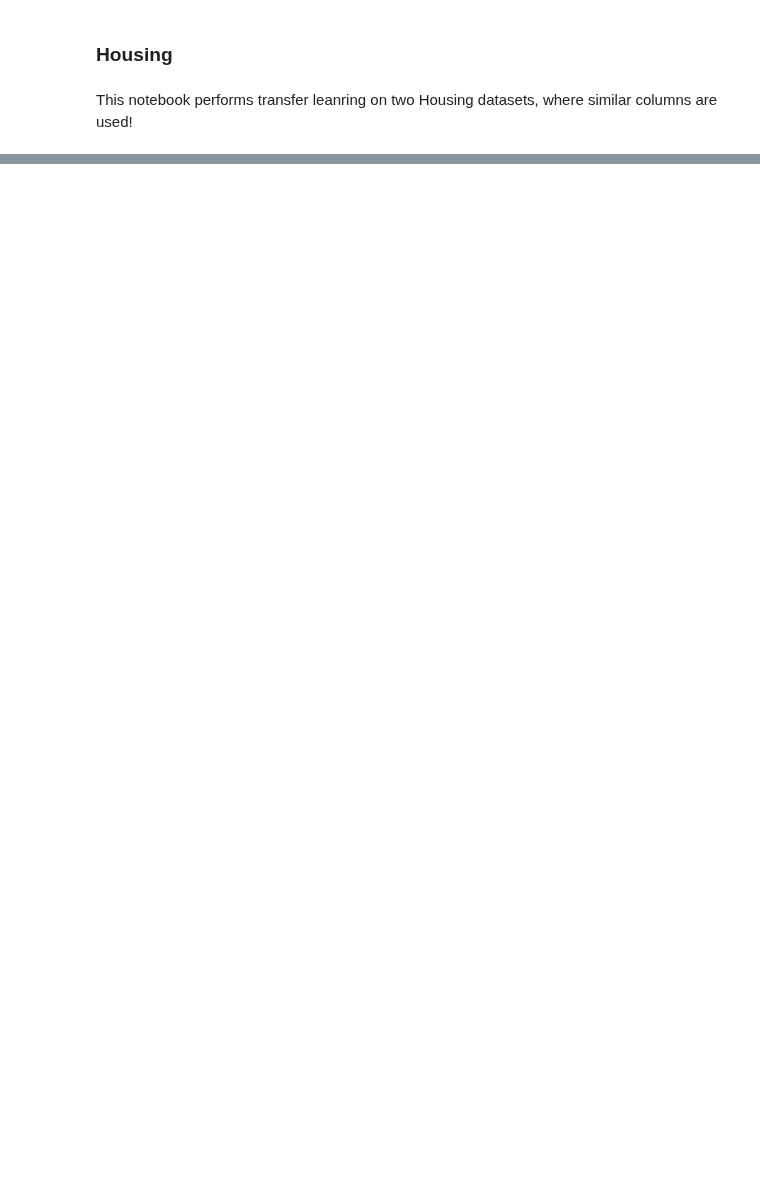
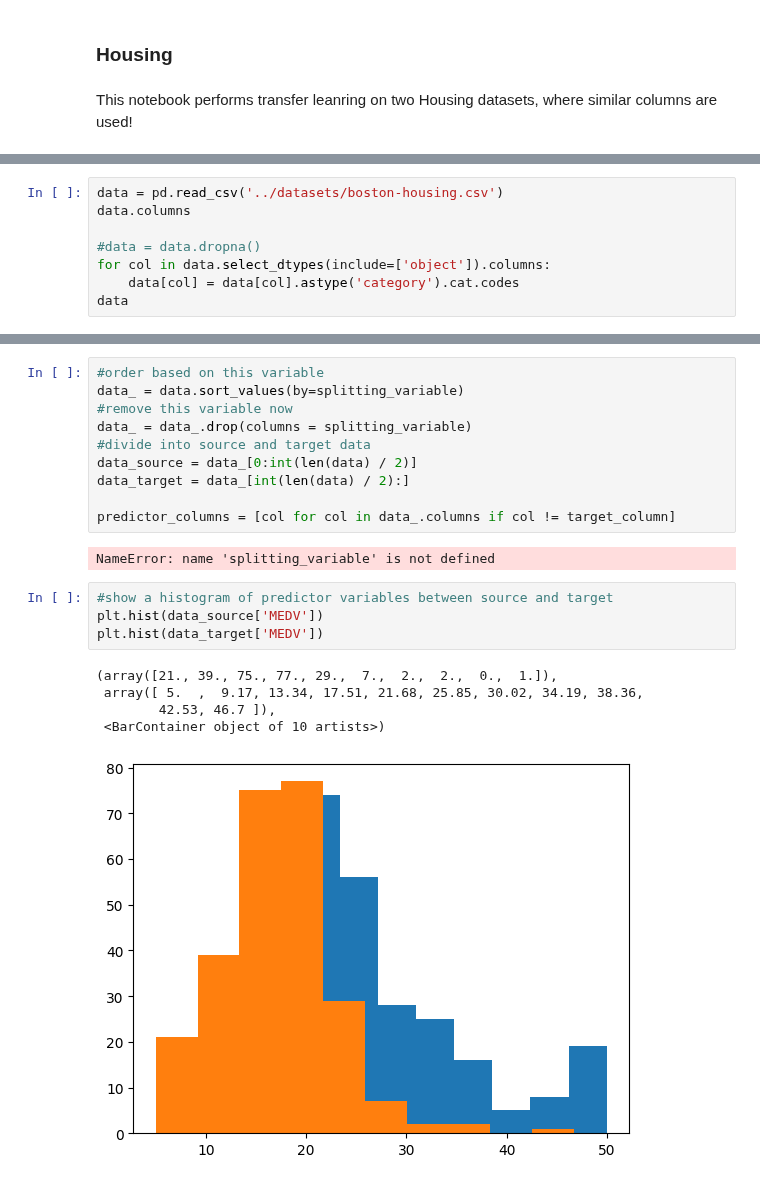
Before and after one commit to DageBjorne/transfertreeboost, a Jupyter notebook: experiments/housing.ipynb, the cells around one changed output, grey strips where cells are left out. Drawn from its saved outputs; the diff is of its cells as text; blank space fills up the shorter version.

Commit message:
start on housing

```diff
--- a/experiments/housing.ipynb
+++ b/experiments/housing.ipynb
@@ -38,0 +21,8 @@ Index(['Id', 'area', 'bedrooms', 'bathrooms', 'stories', 'YearBuilt',
+# %%
+data = pd.read_csv('../datasets/boston-housing.csv')
+data.columns
+
+#data = data.dropna()
+for col in data.select_dtypes(include=['object']).columns:
+    data[col] = data[col].astype('category').cat.codes
+data
@@ -39 +67,23 @@ Index(['Id', 'area', 'bedrooms', 'bathrooms', 'stories', 'YearBuilt',
+# %%
+#order based on this variable
+data_ = data.sort_values(by=splitting_variable)
+#remove this variable now
+data_ = data_.drop(columns = splitting_variable)
+#divide into source and target data
+data_source = data_[0:int(len(data) / 2)]
+data_target = data_[int(len(data) / 2):]
+
+predictor_columns = [col for col in data_.columns if col != target_column]
+# %% [output]
+NameError: name 'splitting_variable' is not defined
+# %%
+#show a histogram of predictor variables between source and target
+plt.hist(data_source['MEDV'])
+plt.hist(data_target['MEDV'])
+# %% [output]
+(array([21., 39., 75., 77., 29.,  7.,  2.,  2.,  0.,  1.]),
+ array([ 5.  ,  9.17, 13.34, 17.51, 21.68, 25.85, 30.02, 34.19, 38.36,
+        42.53, 46.7 ]),
+ <BarContainer object of 10 artists>)
+[figure, added]
 # %%
```
Also changed, not shown: parts of 16 cells of this notebook, 1 other file.
